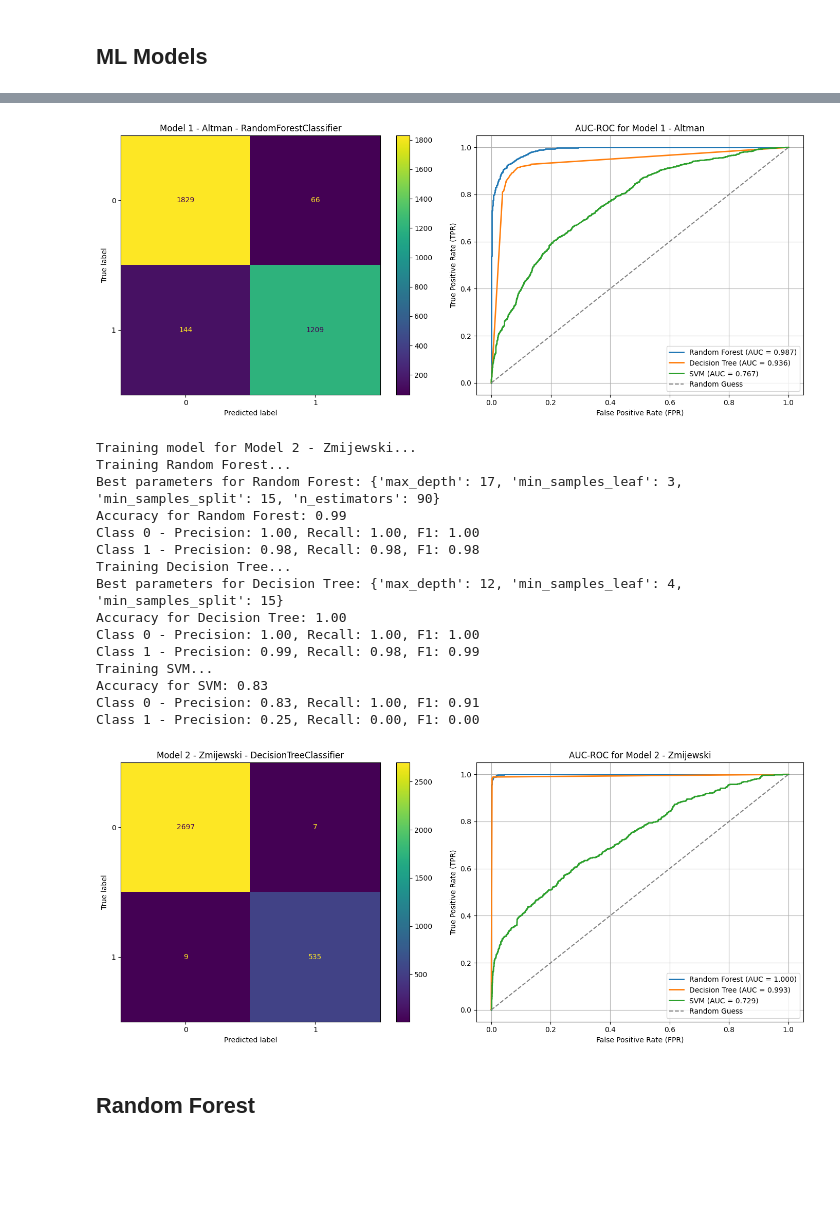
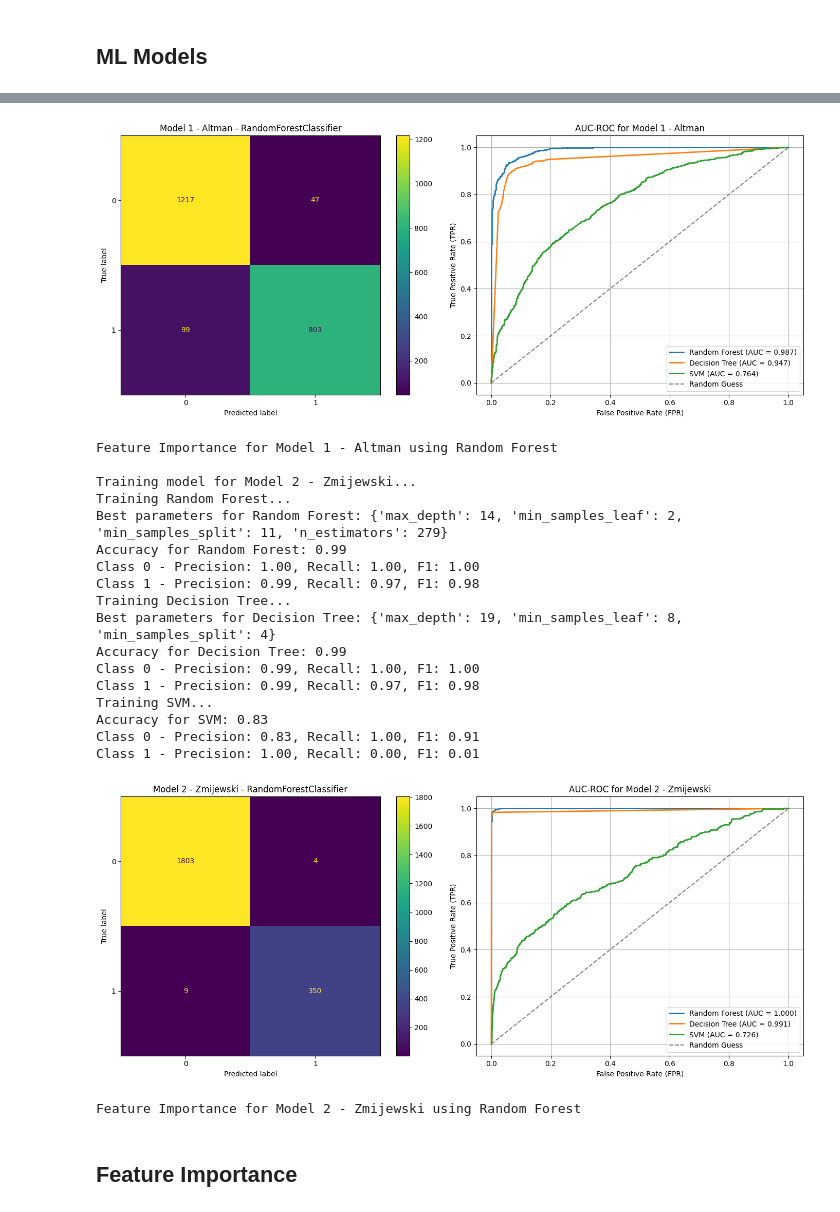
Before and after one commit to Hewhoipia/Financial-Distress-Prediction-for-Enterprises, a Jupyter notebook: Financial_Distress_Prediction.ipynb, the cells around one changed output, grey strips where cells are left out. Drawn from its saved outputs; the diff is of its cells as text; code cells hidden in the pictures; blank space fills up the shorter version.

```diff
--- a/FD_Example.ipynb
+++ b/Financial_Distress_Prediction.ipynb
@@ -119,17 +120,17 @@ https://chatgpt.com/share/67568793-ce38-8009-bdde-3ca5db894696
 # %%
 print('Before drop NaN: ',trans_df.shape)
 
-trans_df.dropna(inplace=True)
 # 'Phân ngành - ICB L1' is 'Ngân hàng' or 'Tài chính'
 fin_df = trans_df[trans_df['Phân ngành - ICB L1'].isin(['Ngân hàng', 'Tài chính'])]
+fin_df.dropna(inplace=True)
 # The rest
 nonfin_df = trans_df[~trans_df['Phân ngành - ICB L1'].isin(['Ngân hàng', 'Tài chính'])]
+nonfin_df.dropna(inplace=True)
 
 # Set index
 fin_df.set_index(fin_df.columns[:6].tolist(), inplace=True)
 nonfin_df.set_index(nonfin_df.columns[:6].tolist(), inplace=True)
 
-print('After drop NaN: ',trans_df.shape)
 print('Financial firms: ',fin_df.shape)
 print('Non-financial firms: ',nonfin_df.shape)
 # %% [output]
@@ -783,6 +797,9 @@ trained_ml_models = {}
 # Store the performance results for comparison
 performance_results = []
 
+# Store important features for each model (using RF)
+important_features = {}
+
 # Iterate over each label column in FD_inde_df
 for FD_model in FD_iden_df.columns:
     print(f"\nTraining model for {FD_model}...")
@@ -792,7 +809,7 @@ for FD_model in FD_iden_df.columns:
     # selected_features = atr[filter_features]
 
     # Splitting data
-    X_train, X_test, y_train, y_test = train_test_split(atr, FD_iden_df[FD_model], test_size=0.3, random_state=42)
+    X_train, X_test, y_train, y_test = train_test_split(atr, FD_iden_df[FD_model], test_size=0.2, random_state=42)
 
     best_model = None
     best_accuracy = 0
@@ -896,6 +913,17 @@ for FD_model in FD_iden_df.columns:
 
     plt.tight_layout()
     plt.show()
+
+    # Random Forest using Permutation Importance
+    print(f'Feature Importance for {FD_model} using Random Forest')
+    result = permutation_importance(trained_ml_models['Random Forest'], X_train, y_train, n_repeats=10, random_state=42)
+
+    permutation_importance_df = pd.DataFrame({
+        'Feature': atr.columns,
+        'Importance': result.importances_mean
+    }).sort_values(by="Importance", ascending=False)
+
+    important_features[FD_model] = permutation_importance_df
 # %% [output]
 Training model for Model 1 - Altman...
 Training Random Forest...
@@ -915,21 +943,22 @@ Class 1 - Precision: 0.87, Recall: 0.12, F1: 0.21
-[figure, old version]
+[figure, new version]
+Feature Importance for Model 1 - Altman using Random Forest
+
 Training model for Model 2 - Zmijewski...
 Training Random Forest...
-Best parameters for Random Forest: {'max_depth': 17, 'min_samples_leaf': 3, 'min_samples_split': 15, 'n_estimators': 90}
+Best parameters for Random Forest: {'max_depth': 14, 'min_samples_leaf': 2, 'min_samples_split': 11, 'n_estimators': 279}
 Accuracy for Random Forest: 0.99
 Class 0 - Precision: 1.00, Recall: 1.00, F1: 1.00
-Class 1 - Precision: 0.98, Recall: 0.98, F1: 0.98
+Class 1 - Precision: 0.99, Recall: 0.97, F1: 0.98
 Training Decision Tree...
-Best parameters for Decision Tree: {'max_depth': 12, 'min_samples_leaf': 4, 'min_samples_split': 15}
-Accuracy for Decision Tree: 1.00
-Class 0 - Precision: 1.00, Recall: 1.00, F1: 1.00
-Class 1 - Precision: 0.99, Recall: 0.98, F1: 0.99
+Best parameters for Decision Tree: {'max_depth': 19, 'min_samples_leaf': 8, 'min_samples_split': 4}
+Accuracy for Decision Tree: 0.99
+Class 0 - Precision: 0.99, Recall: 1.00, F1: 1.00
+Class 1 - Precision: 0.99, Recall: 0.97, F1: 0.98
 Training SVM...
 Accuracy for SVM: 0.83
 Class 0 - Precision: 0.83, Recall: 1.00, F1: 0.91
-Class 1 - Precision: 0.25, Recall: 0.00, F1: 0.00
+Class 1 - Precision: 1.00, Recall: 0.00, F1: 0.01
-[figure, old version]
+[figure, new version]
+Feature Importance for Model 2 - Zmijewski using Random Forest
 # %%
 performance_df.to_csv(f'csv/all_fea_perform.csv',index=False)
-# %% [markdown]
-## Random Forest
@@ -999,0 +965,2 @@ performance_df.to_csv(f'csv/all_fea_perform.csv',index=False)
+# %% [markdown]
+## Feature Importance
```
Also changed, not shown: parts of 9 cells of this notebook, 3 other files.
